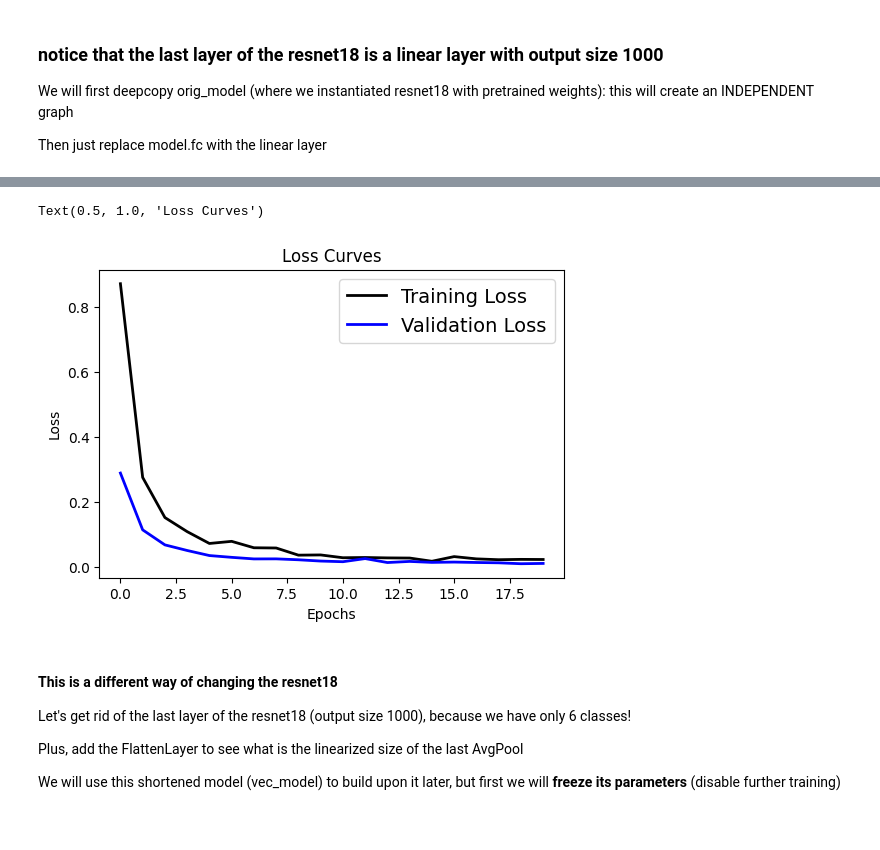
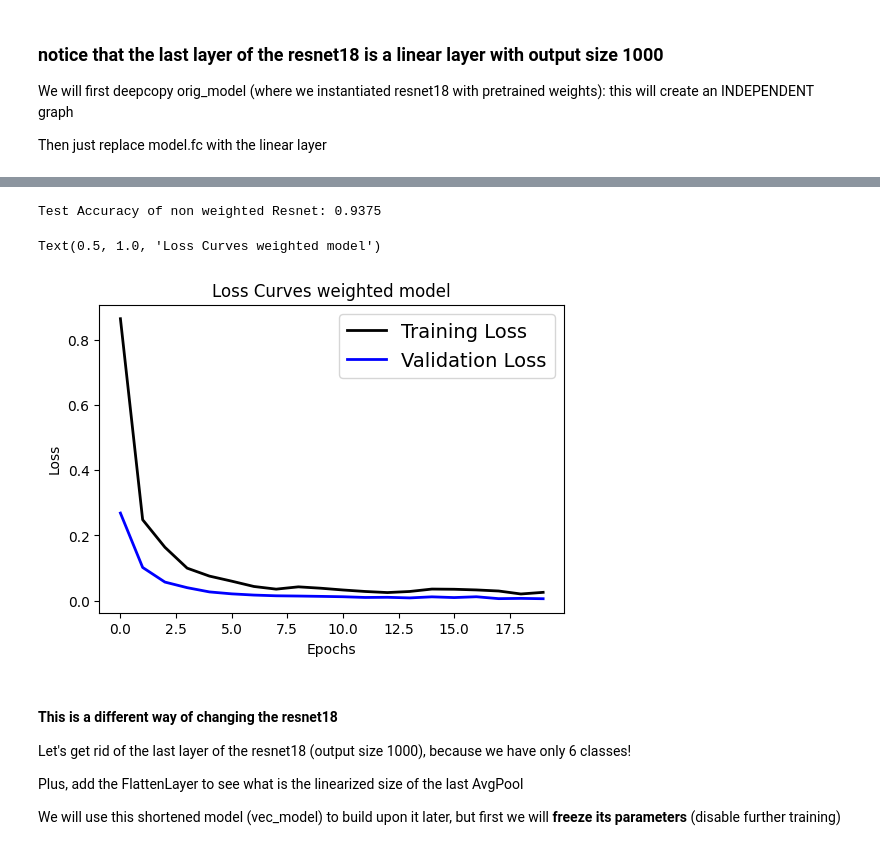
Before and after one commit to yagnaVNK/DeepLearning_class, a Jupyter notebook: Assignment 4/neaclass3.ipynb, the cells around one changed output, grey strips where cells are left out. Cells and saved outputs as stored; diff of their text form; code cells hidden in the pictures.

```diff
--- a/Assignment 4/neaclass3.ipynb
+++ b/Assignment 4/neaclass3.ipynb
@@ -93,9 +72,9 @@ import torch.optim.lr_scheduler as lr_scheduler
 
 criterion = nn.CrossEntropyLoss()
 device = "cuda" if torch.cuda.is_available() else "cpu"
-model = alt_model.to(device)
+Weights_model = alt_model.to(device)
 
-optimizer = optim.SGD(model.parameters(),
+optimizer = optim.SGD(Weights_model.parameters(),
                       lr=0.001,
                       momentum=0.9)
 
@@ -104,20 +83,20 @@ scheduler = lr_scheduler.LinearLR(optimizer, start_factor=1.0, end_factor=0.25,
 
 
 N_EPOCHS = 20
-tr_loss_hist = []
-val_loss_hist = []
+tr_loss_hist_1 = []
+val_loss_hist_1 = []
 for epoch in range(N_EPOCHS):
 
     # Training
     train_loss = 0.0
-    model.train() # <1>
+    Weights_model.train() # <1>
     for inputs, labels in trainloader:
         inputs = inputs.to(device)
         labels = labels.to(device)
 
         optimizer.zero_grad()
 
-        outputs = model(inputs)
+        outputs = Weights_model(inputs)
         loss = criterion(outputs, labels)
         loss.backward()
         optimizer.step()
@@ -127,12 +106,12 @@ for epoch in range(N_EPOCHS):
 
     # Validation
     val_loss = 0.0
-    model.eval() # <2>
+    Weights_model.eval() # <2>
     for inputs, labels in valloader:
         inputs = inputs.to(device)
         labels = labels.to(device)
 
-        outputs = model(inputs)
+        outputs = Weights_model(inputs)
         loss = criterion(outputs, labels)
 
         val_loss += loss.item()
@@ -141,6 +120,6 @@ for epoch in range(N_EPOCHS):
                   epoch,
                   train_loss/len(trainloader),
                   val_loss/len(valloader)))
-    tr_loss_hist.append(train_loss/len(trainloader))
-    val_loss_hist.append(val_loss/len(valloader))
+    tr_loss_hist_1.append(train_loss/len(trainloader))
+    val_loss_hist_1.append(val_loss/len(valloader))
 # %% [output]
@@ -167,17 +146,46 @@ Epoch: 19 Train Loss: 0.022278341855853798 Val Loss: 0.010154646230052765
 # %%
+
+
+tset = DatasetFolder(root='RowanDLclassNEA/NEUdata_split/Test', loader = load_image, extensions = ('.bmp',), transform = transform)
+
+testloader = torch.utils.data.DataLoader(
+                    tset,
+                    batch_size=16,
+                    shuffle=True)
+
+num_correct = 0.0
+
+for x_test_batch, y_test_batch in testloader:
+
+    Weights_model.eval()
+
+    y_test_batch = y_test_batch.to(device)
+
+    x_test_batch = x_test_batch.to(device)
+
+    y_pred_batch = Weights_model(x_test_batch)
+
+    _, predicted = torch.max(y_pred_batch, 1)
+
+    num_correct += (predicted == y_test_batch).float().sum()
+
+accuracy_1 = num_correct/(len(testloader)*testloader.batch_size)
+
+print("Test Accuracy of non weighted Resnet: {}".format(accuracy_1))
 import matplotlib.pyplot as plt
 
 # Plotting the loss curve
 plt.figure(figsize=[6,4])
-plt.plot(tr_loss_hist, 'black', linewidth=2.0)
-plt.plot(val_loss_hist, 'blue', linewidth=2.0)
+plt.plot(tr_loss_hist_1, 'black', linewidth=2.0)
+plt.plot(val_loss_hist_1, 'blue', linewidth=2.0)
 plt.legend(['Training Loss', 'Validation Loss'], fontsize=14)
 plt.xlabel('Epochs', fontsize=10)
 plt.ylabel('Loss', fontsize=10)
-plt.title('Loss Curves', fontsize=12)
+plt.title('Loss Curves weighted model', fontsize=12)
 # %% [output]
-Text(0.5, 1.0, 'Loss Curves')
+Test Accuracy of non weighted Resnet: 0.9375
+Text(0.5, 1.0, 'Loss Curves weighted model')
-[figure, old version]
+[figure, new version]
 # %% [markdown]
 #### This is a different way of changing the resnet18
 
```
Also changed, not shown: parts of 11 cells of this notebook, 5 other files.
